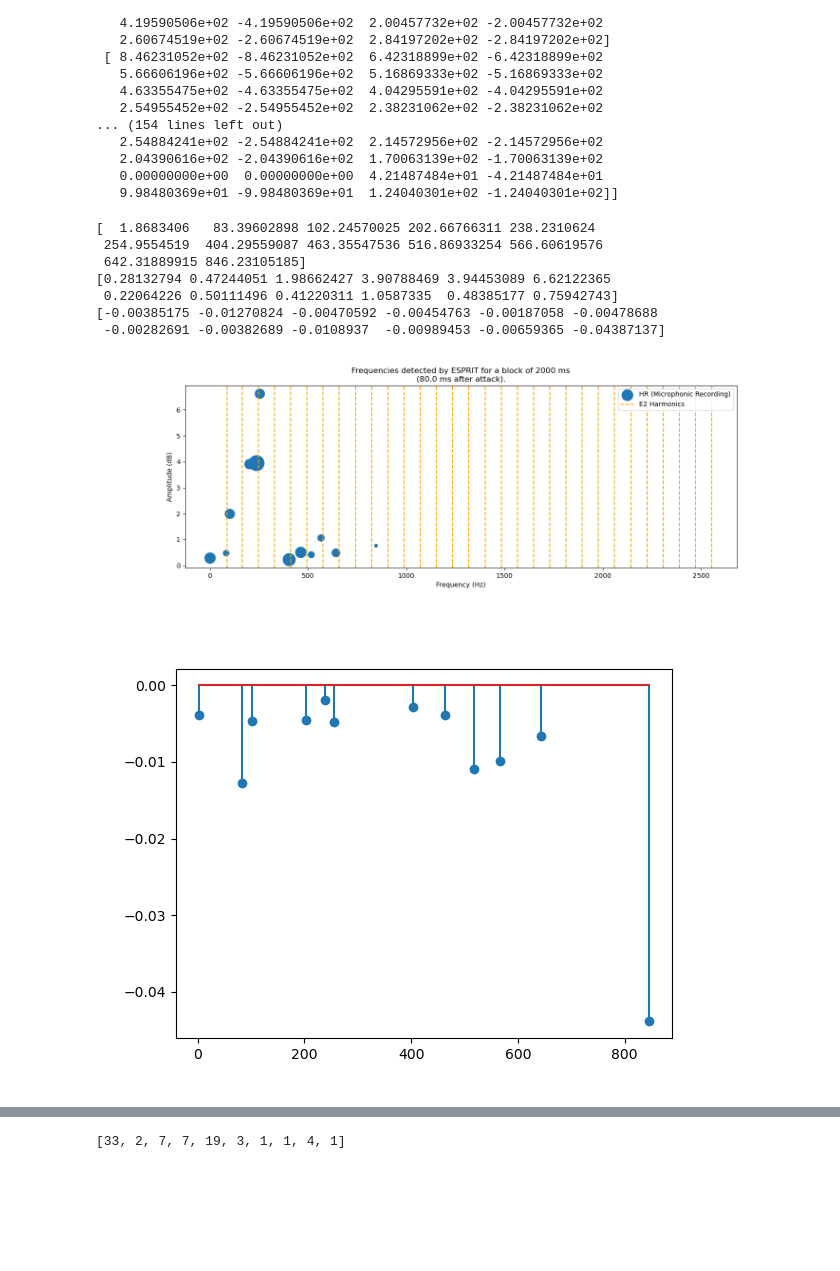
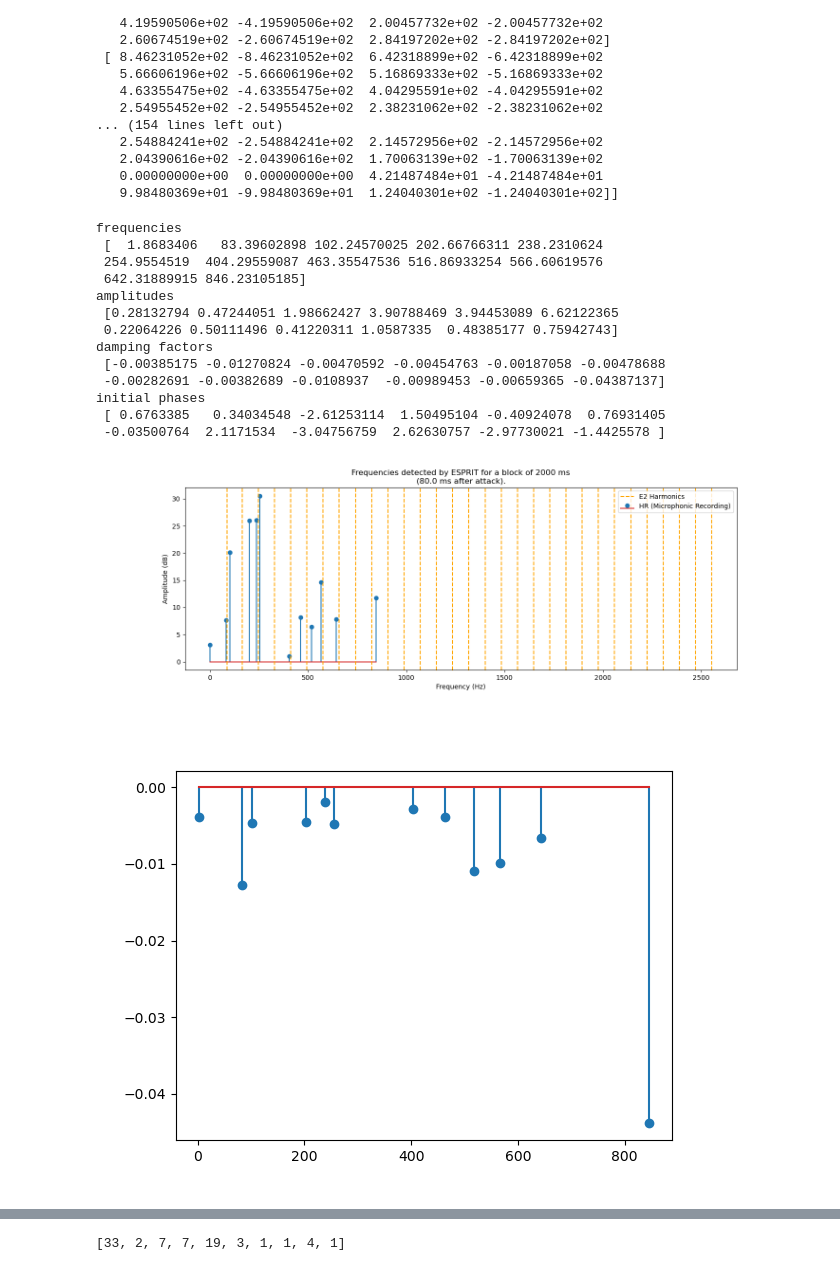
Before and after one commit to piptouque/atiam_pam_hrparam, a Jupyter notebook: source/hr_roy.ipynb, the cells around one changed output, grey strips where cells are left out. Drawn from its saved outputs; the diff is of its cells as text; code cells hidden in the pictures; blank space fills up the shorter version.

```diff
--- a/source/hr_roy.ipynb
+++ b/source/hr_roy.ipynb
@@ -255,14 +272,14 @@ print("The length of the signal is", times[-1]-times[0], "seconds.")
 The length of the signal is 4.263359375 seconds.
 # %%
 # play signal
-fs_mic = int(1/(times[1]-times[0]))
+#fs_mic = int(1/(times[1]-times[0]))
 
-sd.play(mic, fs_mic)
+sd.play(mic0, fs_mic)
 
 
-t = np.linspace(0., N_vibr0/fs_mic, fs_mic)
-amplitude = np.iinfo(np.int16).max
-data  = 0.1*amplitude*np.real(mic)
+#t = np.linspace(0., N_vibr0/fs_mic, fs_mic)
+#amplitude = np.iinfo(np.int16).max
+#data  = 0.1*amplitude*np.real(mi0c)
 
 # UNCOMMENT TO WRITE A NEW WAV FILE
 # write("mic.wav", fs_mic, data.astype(np.int16))
@@ -320,3 +337,5 @@ plt.show()
 SyntaxError: invalid syntax (3718490402.py, line 3)
 # %% [markdown]
 > ## Signal Treatment
+# %%
+mic, freq_pre, PSD_mic, PSD_mic_pre = pam.preemphasize(mic0)
@@ -511,7 +553,7 @@ plt.show()
 # %% [markdown]
 > Whitening the First Band
 # %%
-band0_white, freq_band0, PSD_band0, PSD_noise_band0, PSD_band0_white, PSD_noise_band0_white = pam.whiten(mic_bands[0], 12000, 4, 15)
+band0_white, freq_band0, PSD_band0, PSD_noise_band0, PSD_band0_white, PSD_noise_band0_white, AR_band0_white = pam.whiten(mic_bands[0], 12000, 4, 15)
 
 print('The smoothing order must be at least', 4*0.016*len(freq_band0))
 
@@ -535,7 +577,7 @@ plt.xlabel('Frequency (Hz)')
 plt.ylabel('Amplitude (dB)')
 #plt.xlim(0,1000)
 plt.legend()
-plt.savefig('PSD_acc_lowband.svg', facecolor="none", transparent=True, format="svg")
+#plt.savefig('PSD_acc_lowband.svg', facecolor="none", transparent=True, format="svg")
 plt.show()
 # %% [output]
 [16.93051103 -6.61578862  2.895309   ... -1.15298188  2.895309
@@ -690,7 +729,7 @@ Truth=8
 window_length = 2
 hop_size = 0.08
 
-delta_band0, freq_band0, alpha_band0, amp_band0, phi_band0 = pam.esprit_blocks(band0_white, window_length, hop_size, fs_bands, band0_white_n, 24)
+delta_band0, freq_band0, alpha_band0, amp_band0, phi_band0 = pam.esprit_blocks(band0_white, window_length, hop_size, fs_bands, 128, 24)
 
 freq_band0_hz = freq_band0*fs_bands
 print(freq_band0_hz.shape)
@@ -717,18 +756,21 @@ Frequencies:
 # %%
 block = 1
 
-graph = np.array([freq_band0_hz[block], amp_band0[block], delta_band0[block]])
+graph = np.array([freq_band0_hz[block], amp_band0[block], delta_band0[block], phi_band0[block]]) #alpha_band0[block]
 
 graph = graph[:, graph[0, :].argsort()]
 
 start = freq_band0_hz.shape[1]//2
 
 
-x = graph[0][start:] #freq
-y = np.abs(np.min(20*np.log10(graph[1][start:]))) + 20*np.log10(graph[1][start:]) + 1 #amp shiftted
+freqs_alex = graph[0][start:] #freq
+nus_alex = freqs_alex/fs_bands
+amps_log = np.abs(np.min(20*np.log10(graph[1][start:]))) + 20*np.log10(graph[1][start:]) + 1 #amp log
 
-amplitudes = graph[1][start:]
-damping = graph[2][start:] #damping
+amps_alex = graph[1][start:]
+damping_alex = graph[2][start:] #damping
+phases_alex = graph[3][start:]
+#complex_alex = graph[4][start:]
 
 #graph_uk = np.array([freq_uk_hz[block], amp_uk[block]])
 
@@ -740,44 +782,52 @@ damping = graph[2][start:] #damping
 #y_uk = np.abs(np.min(20*np.log10(graph_uk[1][start_uk:]))) + 20*np.log10(graph_uk[1][start_uk:]) + 1
 #y_uk = 0.4*y_uk
 
-print(x)
-print(amplitudes)
-print(damping)
+print('frequencies\n', freqs_alex)
+print('amplitudes\n', amps_alex)
+print('damping factors\n', damping_alex)
+print('initial phases\n', phases_alex)
+#print('complex amplitudes\n', complex_alex)
 
 #print(x_uk)
 
 plt.figure(figsize = [15,5])
 
 plt.title('Frequencies detected by ESPRIT for a block of ' + str(window_length*1000) + ' ms\n(' + str(block*hop_size*1000) + ' ms after attack).')
 plt.xlabel('Frequency (Hz)')
 plt.ylabel('Amplitude (dB)')
 
 
-plt.scatter(x, amplitudes, s=1/np.abs(damping), label='HR (Microphonic Recording)')
+plt.stem(freqs_alex, amps_log, label='HR (Microphonic Recording)')
 
 
 #plt.setp(markerline, markersize = 5)
 
 #plt.stem(x_uk[:-3], y_uk[:-3], 'g', markerfmt='Dg',  label='HR (UK synthesis)')
 
 
 plt.axvline(88.4, 0, 1, color='orange', linestyle='dashed', label='E2 Harmonics')
 for i in range(2,32):
     plt.axvline(i*82.4, 0, 1, color='orange', linestyle='dashed')
 
 plt.legend(loc = 'upper right')
 plt.show()
 
 plt.figure()
-plt.stem(x, damping, label='HR (Microphonic Recording)')
+plt.stem(freqs_alex, damping_alex, label='HR (Microphonic Recording)')
 plt.show()
 # %% [output]
-[  1.8683406   83.39602898 102.24570025 202.66766311 238.2310624
+frequencies
+ [  1.8683406   83.39602898 102.24570025 202.66766311 238.2310624
  254.9554519  404.29559087 463.35547536 516.86933254 566.60619576
  642.31889915 846.23105185]
-[0.28132794 0.47244051 1.98662427 3.90788469 3.94453089 6.62122365
+amplitudes
+ [0.28132794 0.47244051 1.98662427 3.90788469 3.94453089 6.62122365
  0.22064226 0.50111496 0.41220311 1.0587335  0.48385177 0.75942743]
-[-0.00385175 -0.01270824 -0.00470592 -0.00454763 -0.00187058 -0.00478688
+damping factors
+ [-0.00385175 -0.01270824 -0.00470592 -0.00454763 -0.00187058 -0.00478688
  -0.00282691 -0.00382689 -0.0108937  -0.00989453 -0.00659365 -0.04387137]
+initial phases
+ [ 0.6763385   0.34034548 -2.61253114  1.50495104 -0.40924078  0.76931405
+ -0.03500764  2.1171534  -3.04756759  2.62630757 -2.97730021 -1.4425578 ]
-[figure, old version]
+[figure, new version]
 [figure]
```
Also changed, not shown: parts of 28 cells of this notebook, 1 other file.
